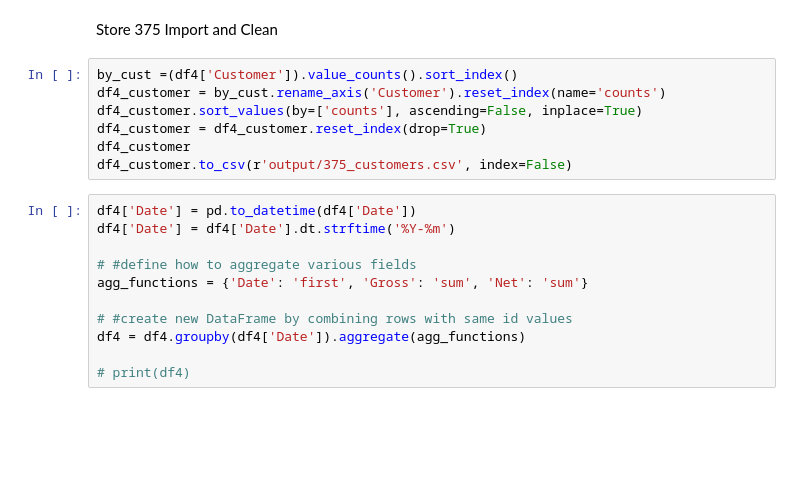
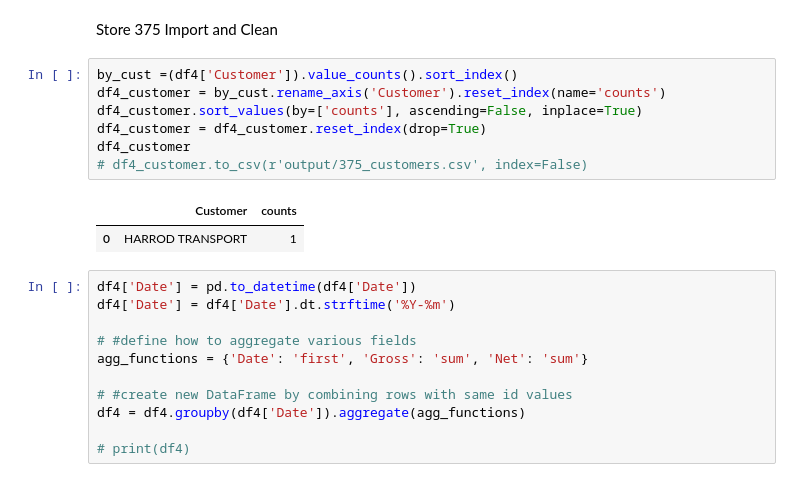
Before and after one commit to dmorton714/vis, a Jupyter notebook: define.ipynb, the cells around one changed output. Saved outputs shown, nothing was run; the diff lists cells and outputs as text; blank space fills up the shorter version.

```diff
--- a/define.ipynb
+++ b/define.ipynb
@@ -361,10 +353,13 @@ Store 375 Import and Clean
 # %%
 by_cust =(df4['Customer']).value_counts().sort_index()
 df4_customer = by_cust.rename_axis('Customer').reset_index(name='counts')
 df4_customer.sort_values(by=['counts'], ascending=False, inplace=True)
 df4_customer = df4_customer.reset_index(drop=True)
 df4_customer
-df4_customer.to_csv(r'output/375_customers.csv', index=False)
+# df4_customer.to_csv(r'output/375_customers.csv', index=False)
+# %% [output]
+|  | Customer | counts |
+| 0 | HARROD TRANSPORT | 1 |
 # %%
 df4['Date'] = pd.to_datetime(df4['Date'])
 df4['Date'] = df4['Date'].dt.strftime('%Y-%m')
```
Also changed, not shown: parts of 16 cells of this notebook, 2 other files.
